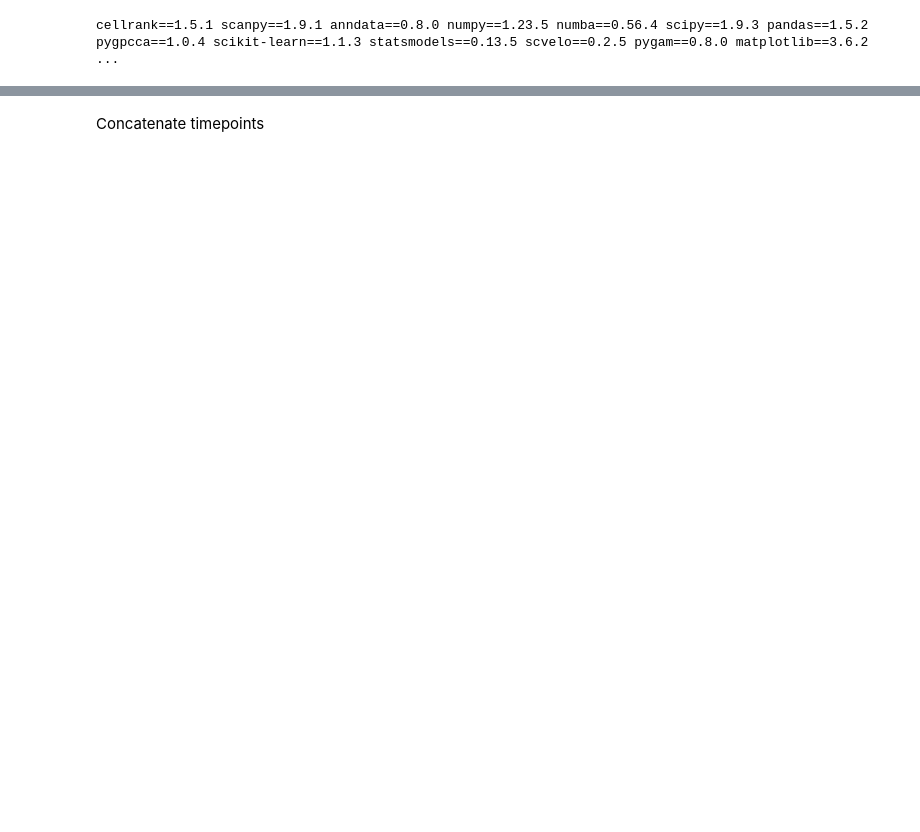
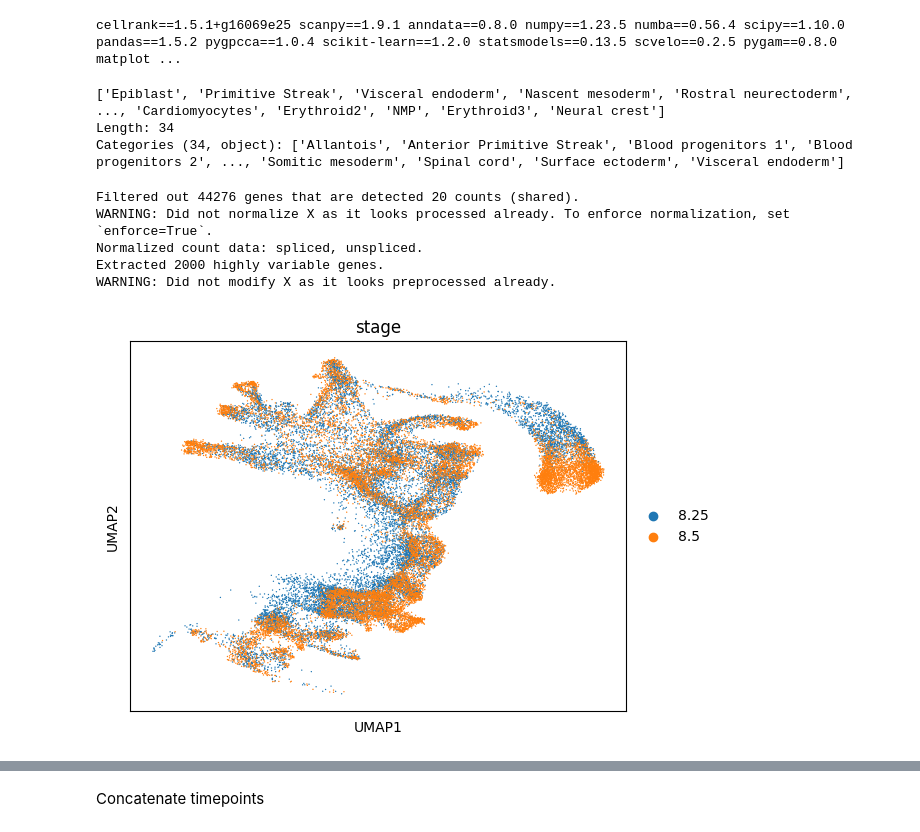
Before and after one commit to theislab/unbalanced_monge_maps_single_cell, a Jupyter notebook: notebooks/gastrulation8285_scvelo.ipynb, the cells around one changed output, grey strips where cells are left out. Saved outputs shown, nothing was run; the diff lists cells and outputs as text; code cells hidden in the pictures; blank space fills up the shorter version.

Commit message:
Notebooks for gastrulation and larry_invitro added

```diff
--- a/notebooks/gastrulation8285_scvelo.ipynb
+++ b/notebooks/gastrulation8285_scvelo.ipynb
@@ -20,11 +17,37 @@ from cellrank.kernels import ConnectivityKernel, VelocityKernel
 from cellrank.estimators import GPCCA
 from tueplots import bundles
 from tueplots import axes
-# %%
-plt.rcParams.update(**bundles.neurips2022(usetex=False, nrows=2), **axes.lines(base_width=0.5), **{"figure.dpi": 250})
-
-scv.set_figure_params('scvelo', fontsize=20, color_map='viridis', dpi=400)  # for beautified visualization
-
-cr.logging.print_versions()
-# %% [output]
-cellrank==1.5.1 scanpy==1.9.1 anndata==0.8.0 numpy==1.23.5 numba==0.56.4 scipy==1.9.3 pandas==1.5.2 pygpcca==1.0.4 scikit-learn==1.1.3 statsmodels==0.13.5 scvelo==0.2.5 pygam==0.8.0 matplotlib==3.6.2  ...
+# %%
+cr.logging.print_versions()
+# %% [output]
+cellrank==1.5.1+g16069e25 scanpy==1.9.1 anndata==0.8.0 numpy==1.23.5 numba==0.56.4 scipy==1.10.0 pandas==1.5.2 pygpcca==1.0.4 scikit-learn==1.2.0 statsmodels==0.13.5 scvelo==0.2.5 pygam==0.8.0 matplot ...
+# %%
+org_adata = sc.read("/lustre/groups/ml01/workspace/monge_velo/data/benchmarks/gastrulation/adata_gastrulation.h5ad")
+org_adata.obs['celltype'].unique()
+# %% [output]
+['Epiblast', 'Primitive Streak', 'Visceral endoderm', 'Nascent mesoderm', 'Rostral neurectoderm', ..., 'Cardiomyocytes', 'Erythroid2', 'NMP', 'Erythroid3', 'Neural crest']
+Length: 34
+Categories (34, object): ['Allantois', 'Anterior Primitive Streak', 'Blood progenitors 1', 'Blood progenitors 2', ..., 'Somitic mesoderm', 'Spinal cord', 'Surface ectoderm', 'Visceral endoderm']
+# %%
+leave_out = ['E6.5', 'E6.75', 'E7.0', 'E7.25', 'E7.5', 'E7.75', 'E8.0']
+adata = org_adata[~org_adata.obs["stage"].isin(leave_out)].copy()
+
+map_dict = {"E6.5": 6.5, "E6.75": 6.75, "E7.0": 7.0, "E7.25": 7.25, "E7.5": 7.5, "E7.75": 7.75, "E8.0": 8.0,
+            "E8.25": 8.25, "E8.5": 8.5}
+adata.obs["stage"] = adata.obs["stage"].copy().map(map_dict)
+
+adata.obs = adata.obs.loc[:, ['stage', 'celltype']]
+adata.var = adata.var[[]]
+
+sc.pp.log1p(adata)
+scv.pp.filter_and_normalize(adata, min_shared_counts = 20, n_top_genes=2000)
+# %% [output]
+Filtered out 44276 genes that are detected 20 counts (shared).
+WARNING: Did not normalize X as it looks processed already. To enforce normalization, set `enforce=True`.
+Normalized count data: spliced, unspliced.
+Extracted 2000 highly variable genes.
+WARNING: Did not modify X as it looks preprocessed already.
+# %%
+sc.pl.umap(adata, color = 'stage')
+# %% [output]
+[figure, added]
```
Also changed, not shown: parts of 34 cells of this notebook, 6 other files.
